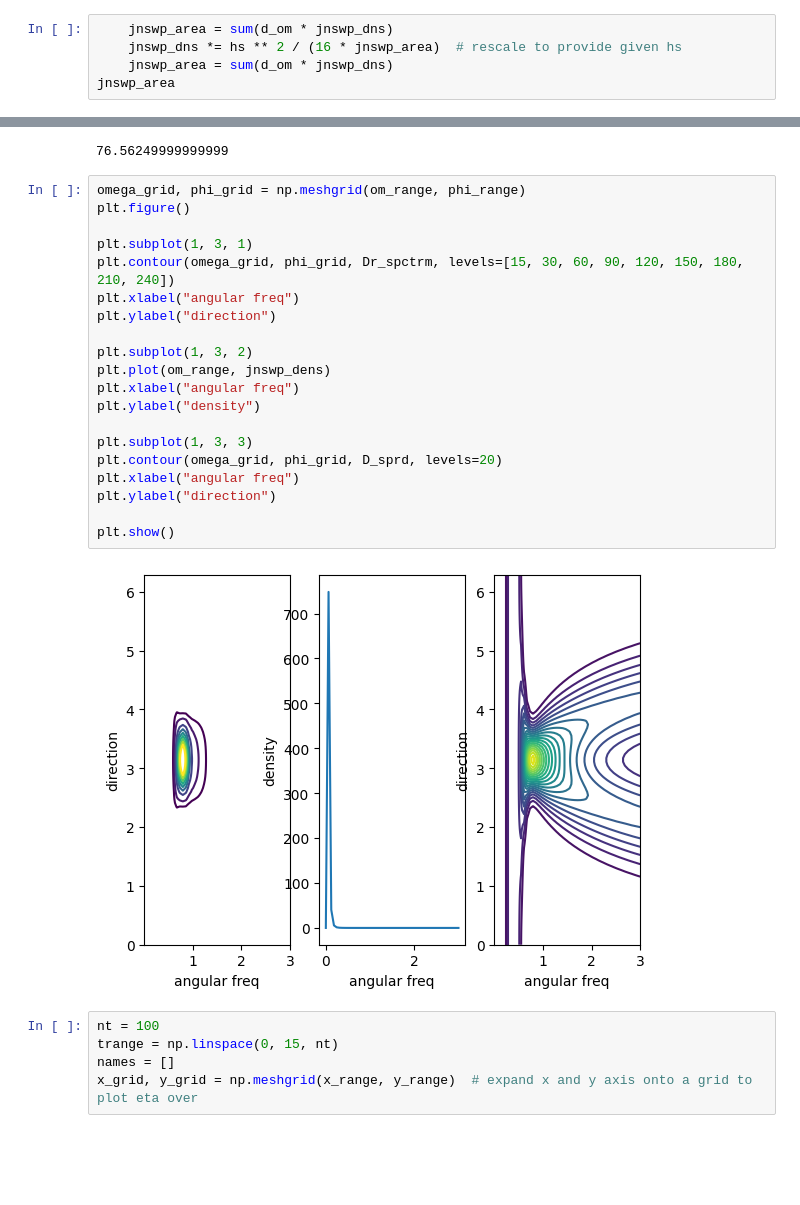
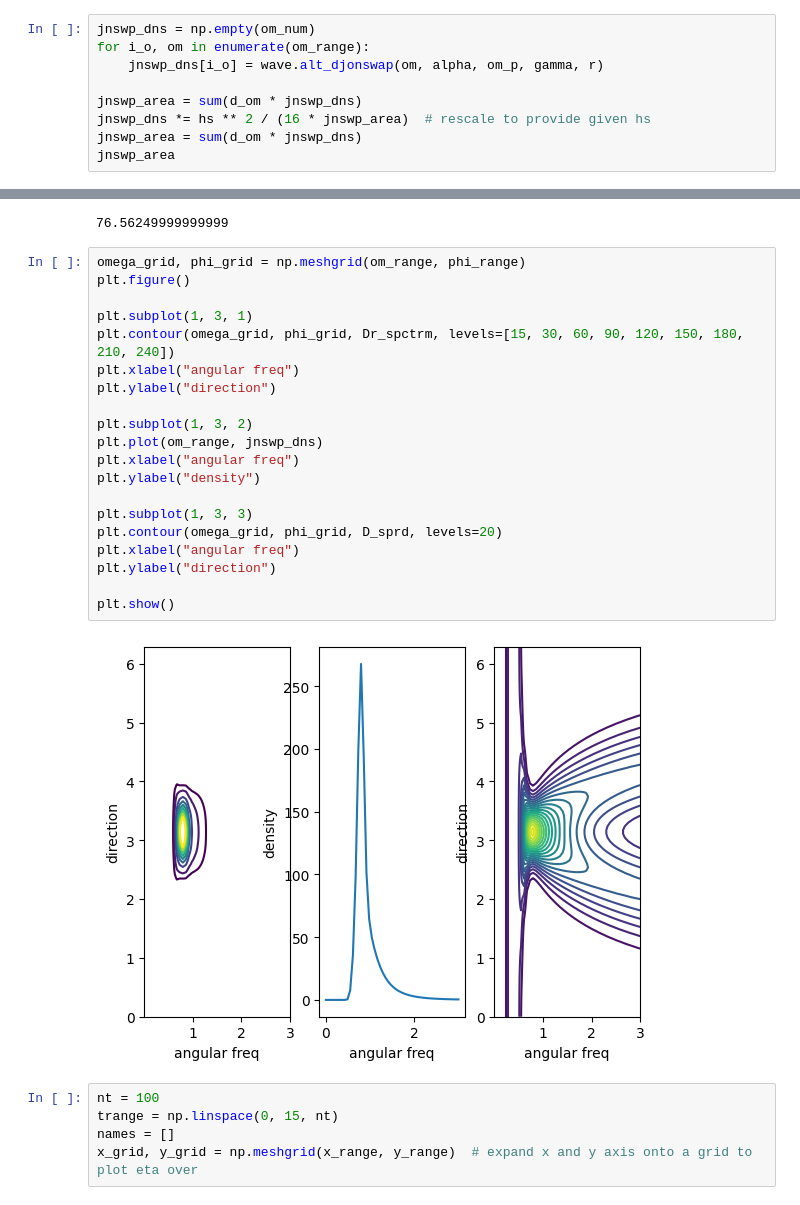
Before and after one commit to speers26/Linear-Waves-and-Base-Shear-Estimation-, a Jupyter notebook: rand_wave_spatial_sim.ipynb, the cells around one changed output, grey strips where cells are left out. Cells and saved outputs as stored; diff of their text form; blank space fills up the shorter version.

```diff
--- a/rand_wave_spatial_sim.ipynb
+++ b/rand_wave_spatial_sim.ipynb
@@ -42,8 +42,12 @@ for i_o, om in enumerate(om_range):
     for i_p, phi in enumerate(phi_range):
         D_sprd[i_p, i_o] = wave.sprd_fnc(om, phi, om_p, phi_m, beta, nu, sig_l, sig_r)
 # %%
-    jnswp_area = sum(d_om * jnswp_dns)
-    jnswp_dns *= hs ** 2 / (16 * jnswp_area)  # rescale to provide given hs
-    jnswp_area = sum(d_om * jnswp_dns)
+jnswp_dns = np.empty(om_num)
+for i_o, om in enumerate(om_range):
+    jnswp_dns[i_o] = wave.alt_djonswap(om, alpha, om_p, gamma, r)
+
+jnswp_area = sum(d_om * jnswp_dns)
+jnswp_dns *= hs ** 2 / (16 * jnswp_area)  # rescale to provide given hs
+jnswp_area = sum(d_om * jnswp_dns)
 jnswp_area
 # %% [output]
@@ -63,25 +67,25 @@ spctrm_vol
 # %%
 omega_grid, phi_grid = np.meshgrid(om_range, phi_range)
 plt.figure()
 
 plt.subplot(1, 3, 1)
 plt.contour(omega_grid, phi_grid, Dr_spctrm, levels=[15, 30, 60, 90, 120, 150, 180, 210, 240])
 plt.xlabel("angular freq")
 plt.ylabel("direction")
 
 plt.subplot(1, 3, 2)
-plt.plot(om_range, jnswp_dens)
+plt.plot(om_range, jnswp_dns)
 plt.xlabel("angular freq")
 plt.ylabel("density")
 
 plt.subplot(1, 3, 3)
 plt.contour(omega_grid, phi_grid, D_sprd, levels=20)
 plt.xlabel("angular freq")
 plt.ylabel("direction")
 
 plt.show()
 # %% [output]
-[figure, old version]
+[figure, new version]
 # %%
 nt = 100
 trange = np.linspace(0, 15, nt)
```
Also changed, not shown: parts of 2 cells of this notebook, 1 other file.
